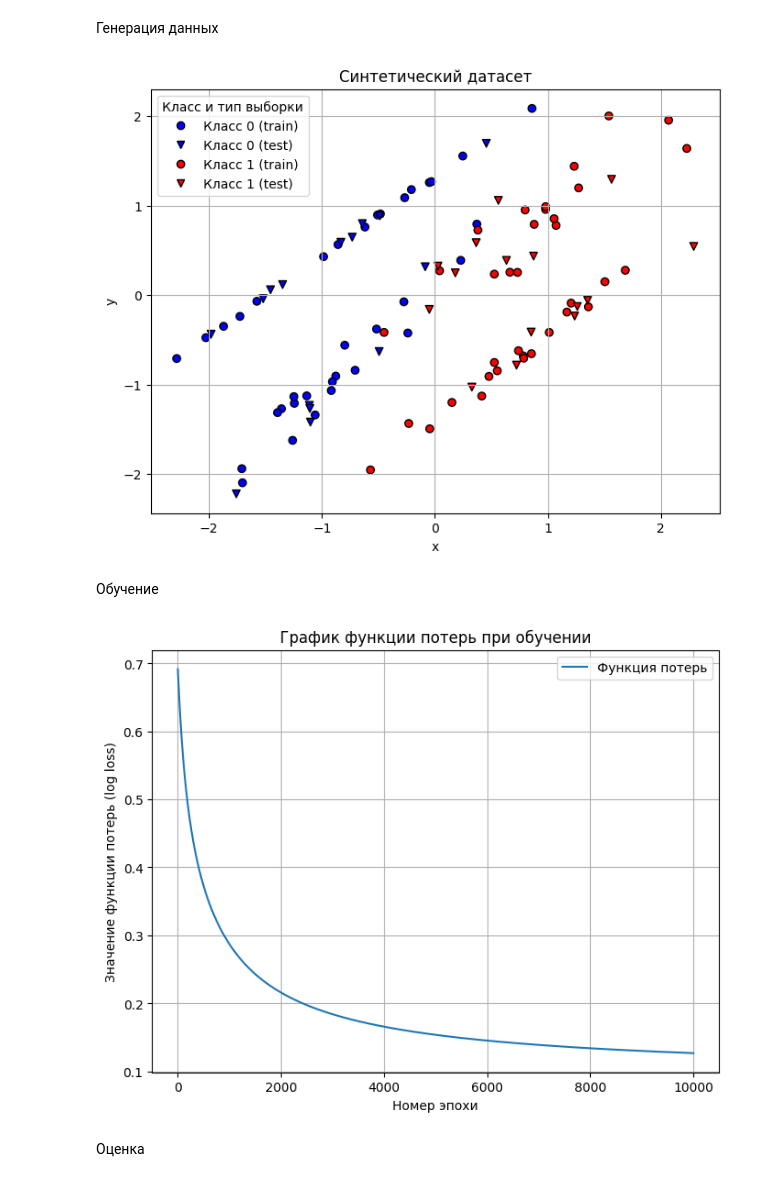
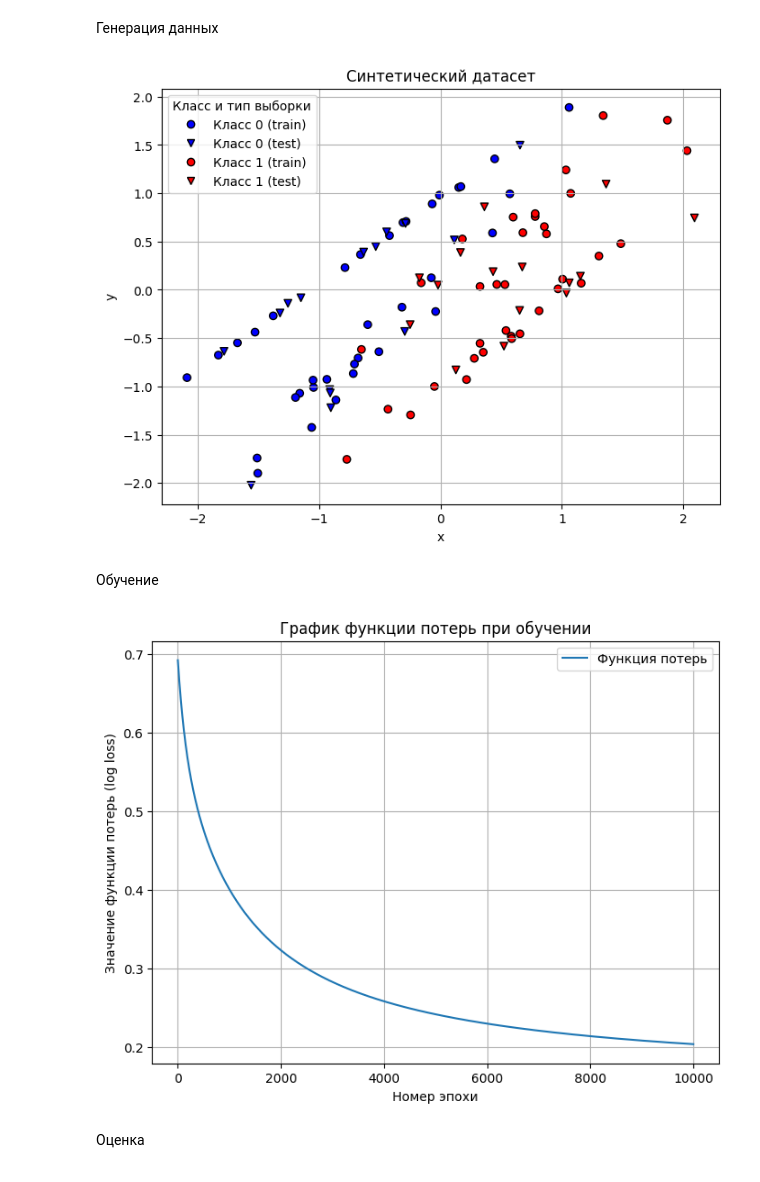
Before and after one commit to Walbyq/lin-log-regression-math, a Jupyter notebook: lin_log_regression_math.ipynb, the cells around one changed output. Saved outputs shown, nothing was run; the diff lists cells and outputs as text; code cells hidden in the pictures.

```diff
--- a/lin_log_regression_math.ipynb
+++ b/lin_log_regression_math.ipynb
@@ -235,35 +235,35 @@ from sklearn.model_selection import train_test_split
 # %%
 # Сгенерируем простой датасет для теста
 X, y = make_classification(
     n_samples=100,
     n_features=2,
     n_informative=2,
     n_redundant=0,
     n_repeated=0,
     random_state=42,
-    class_sep = 0.7
+    class_sep=0.5
 )
 
 X_train, X_test, y_train, y_test = train_test_split(X, y, test_size=0.3, random_state=42, shuffle=True, stratify=y)
 
 # Визуализируем датасет
 plt.figure(figsize=(8, 6))
 scatter_train = plt.scatter(X_train[:, 0], X_train[:, 1], c=y_train, cmap='bwr', marker='o', edgecolor='k', label='Обучающая выборка')
 scatter_test = plt.scatter(X_test[:, 0], X_test[:, 1], c=y_test, cmap='bwr', marker='v', edgecolor='k', label='Тестовая выборка')
 handles = [
     plt.Line2D([], [], marker='o', color='blue', markeredgecolor='k', linestyle='', label='Класс 0 (train)'),
     plt.Line2D([], [], marker='v', color='blue', markeredgecolor='k', linestyle='', label='Класс 0 (test)'),
     plt.Line2D([], [], marker='o', color='red', markeredgecolor='k', linestyle='', label='Класс 1 (train)'),
     plt.Line2D([], [], marker='v', color='red', markeredgecolor='k', linestyle='', label='Класс 1 (test)')
 ]
 plt.legend(handles=handles, title="Класс и тип выборки")
 plt.title('Синтетический датасет')
 plt.xlabel('x')
 plt.ylabel('y')
 plt.grid(True)
 plt.show()
 # %% [output]
-[figure, old version]
+[figure, new version]
 # %% [markdown]
 Обучение
 # %%
@@ -273,19 +273,18 @@ class LogisticRegression:
     Параметры:
         epochs - количество эпох обучения,
         learning_rate - скорость обучения.
-
-    Не работает с предобученными весами.
     """
 
-    def __init__(self, epochs, learning_rate=0.01):
+    def __init__(self, epochs, learning_rate=0.01, weights=None):
         self.epochs = epochs
         self.learning_rate = learning_rate
-        self.weights = None
+        self.weights = weights
 
     def fit(self, X_train, y_train):
         N, m = X_train.shape
         # Инициализация трёх весов случайными числами в диапазоне [-1, 1]
-        self.weights = np.random.uniform(-0.01, 0.01, size=(m + 1))
+        if self.weights == None:
+            self.weights = np.random.uniform(-0.01, 0.01, size=(m + 1))
 
         # Вводим фиктивный признак
         X_bias = np.hstack((np.ones((N, 1)), X_train))
@@ -345,7 +344,7 @@ plt.legend()
 plt.grid(True)
 plt.show()
 # %% [output]
-[figure, old version]
+[figure, new version]
 # %% [markdown]
 Оценка
 # %%
```
Also changed, not shown: parts of 1 cell of this notebook.
